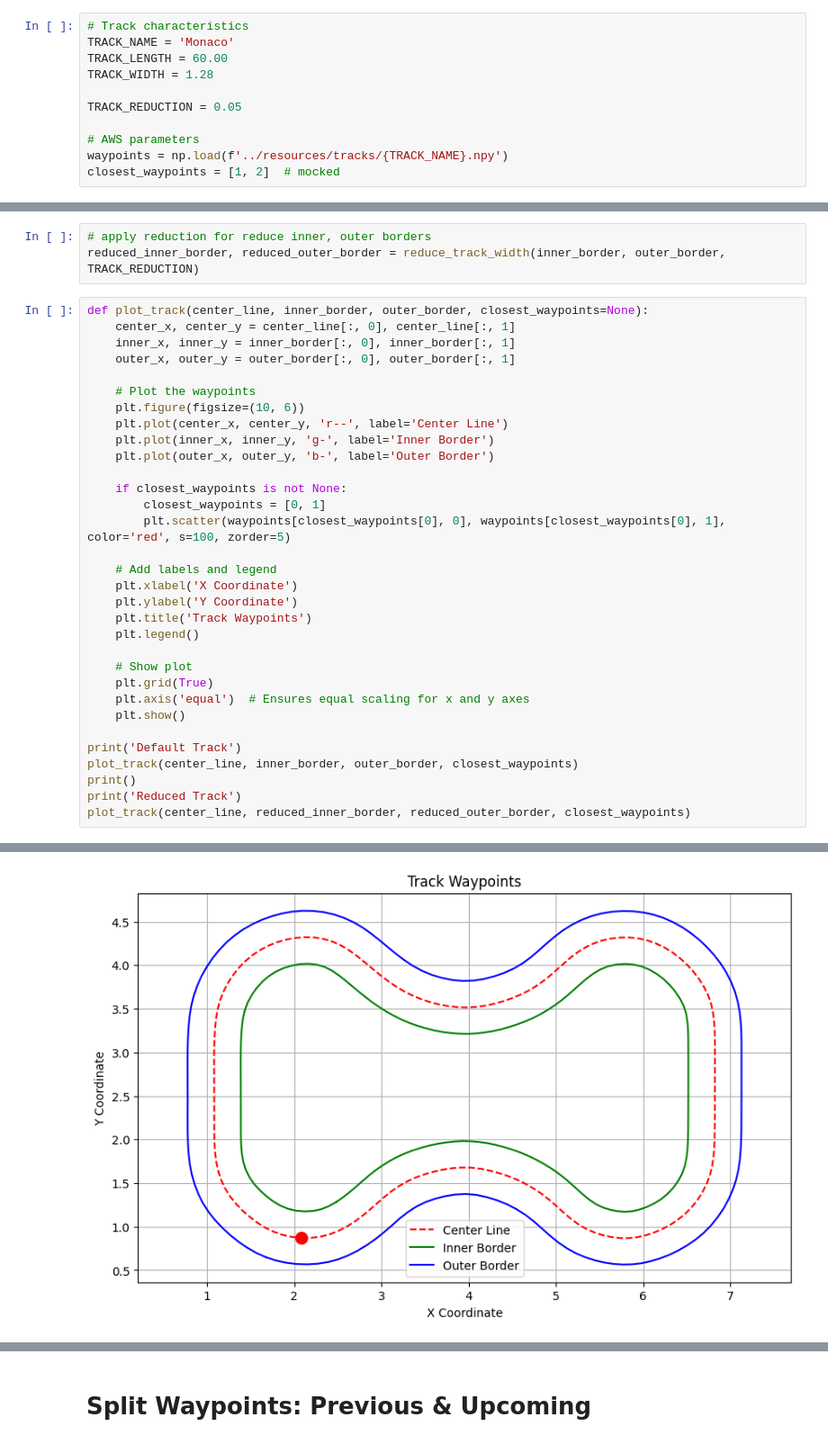
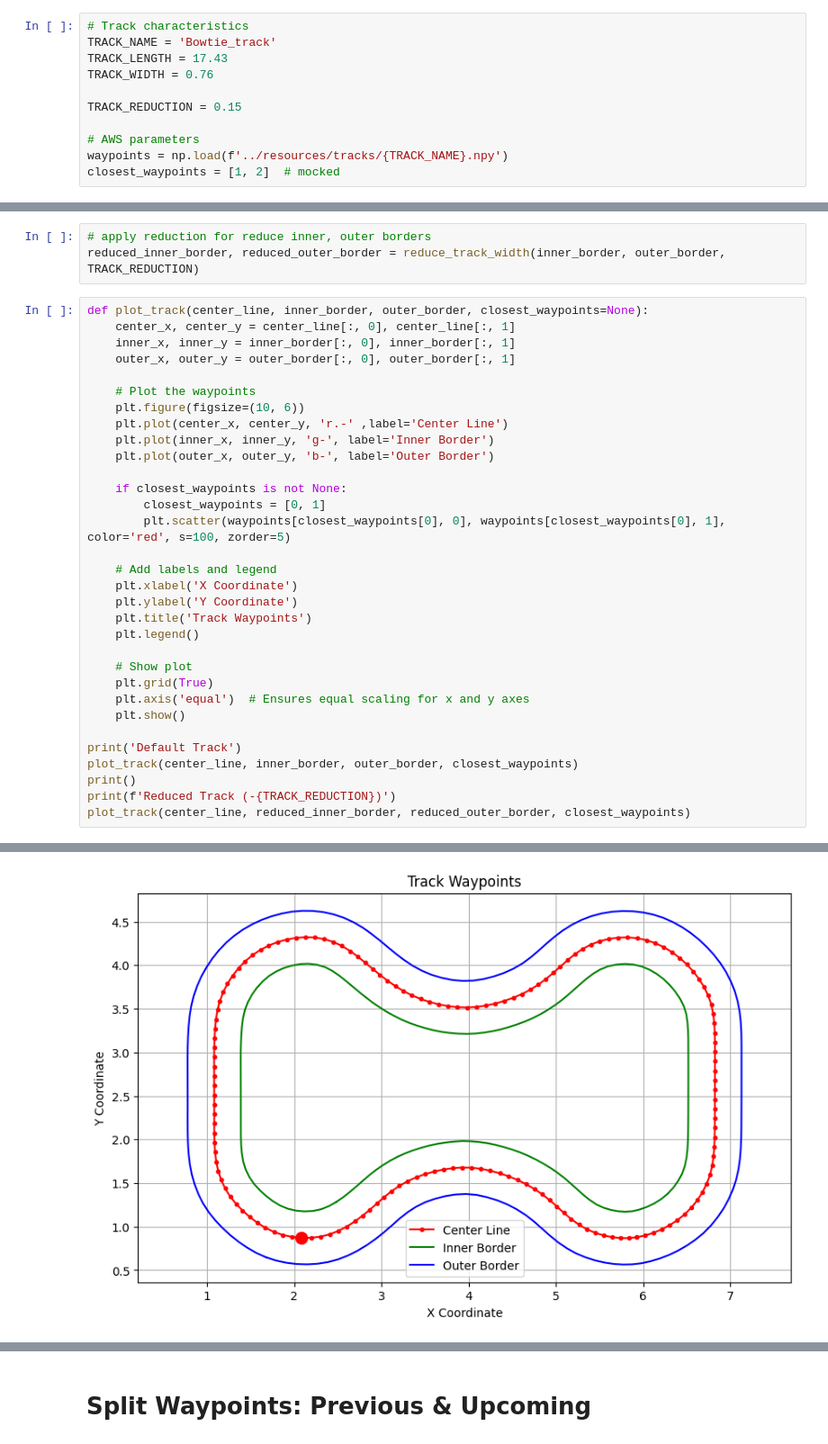
Before and after one commit to scscodes/dr2024, a Jupyter notebook: resources/TrackAnalysis.ipynb, the cells around one changed output, grey strips where cells are left out. Shown at 90% size. Cells and saved outputs as stored; diff of their text form.

```diff
--- a/resources/TrackAnalysis.ipynb
+++ b/resources/TrackAnalysis.ipynb
@@ -13,11 +13,11 @@ from shapely import Polygon, Point, LineString
 # Load Data: AWS Mock Inputs
 # %%
 # Track characteristics
-TRACK_NAME = 'Monaco'
-TRACK_LENGTH = 60.00
-TRACK_WIDTH = 1.28
+TRACK_NAME = 'Bowtie_track'
+TRACK_LENGTH = 17.43
+TRACK_WIDTH = 0.76
 
-TRACK_REDUCTION = 0.05
+TRACK_REDUCTION = 0.15
 
 # AWS parameters
 waypoints = np.load(f'../resources/tracks/{TRACK_NAME}.npy')
@@ -66,33 +70,33 @@ def plot_track(center_line, inner_border, outer_border, closest_waypoints=None):
     center_x, center_y = center_line[:, 0], center_line[:, 1]
     inner_x, inner_y = inner_border[:, 0], inner_border[:, 1]
     outer_x, outer_y = outer_border[:, 0], outer_border[:, 1]
 
     # Plot the waypoints
     plt.figure(figsize=(10, 6))
-    plt.plot(center_x, center_y, 'r--', label='Center Line')
+    plt.plot(center_x, center_y, 'r.-' ,label='Center Line')
     plt.plot(inner_x, inner_y, 'g-', label='Inner Border')
     plt.plot(outer_x, outer_y, 'b-', label='Outer Border')
 
     if closest_waypoints is not None:
         closest_waypoints = [0, 1]
         plt.scatter(waypoints[closest_waypoints[0], 0], waypoints[closest_waypoints[0], 1], color='red', s=100, zorder=5)
 
     # Add labels and legend
     plt.xlabel('X Coordinate')
     plt.ylabel('Y Coordinate')
     plt.title('Track Waypoints')
     plt.legend()
 
     # Show plot
     plt.grid(True)
     plt.axis('equal')  # Ensures equal scaling for x and y axes
     plt.show()
 
 print('Default Track')
 plot_track(center_line, inner_border, outer_border, closest_waypoints)
 print()
-print('Reduced Track')
+print(f'Reduced Track (-{TRACK_REDUCTION})')
 plot_track(center_line, reduced_inner_border, reduced_outer_border, closest_waypoints)
 # %% [output]
 Default Track
-[figure, old version]
+[figure, new version]
```
Also changed, not shown: parts of 21 cells of this notebook, 13 other files.
